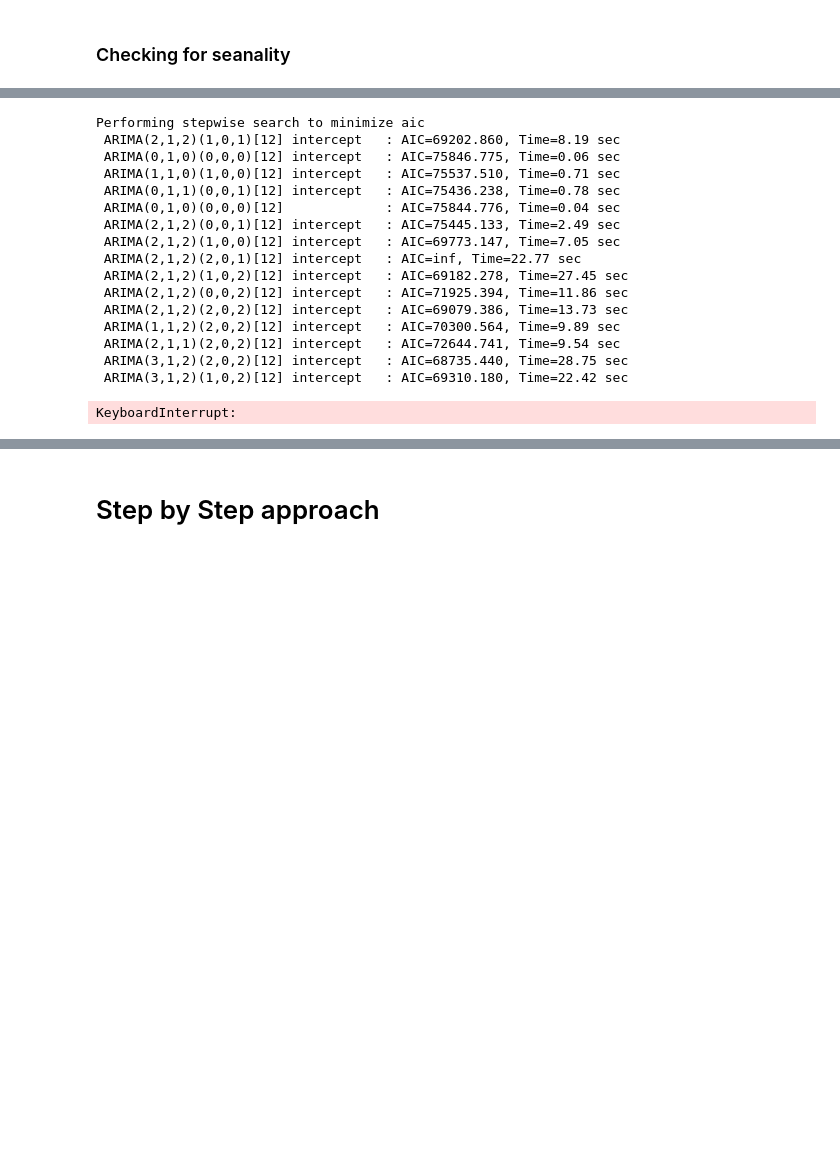
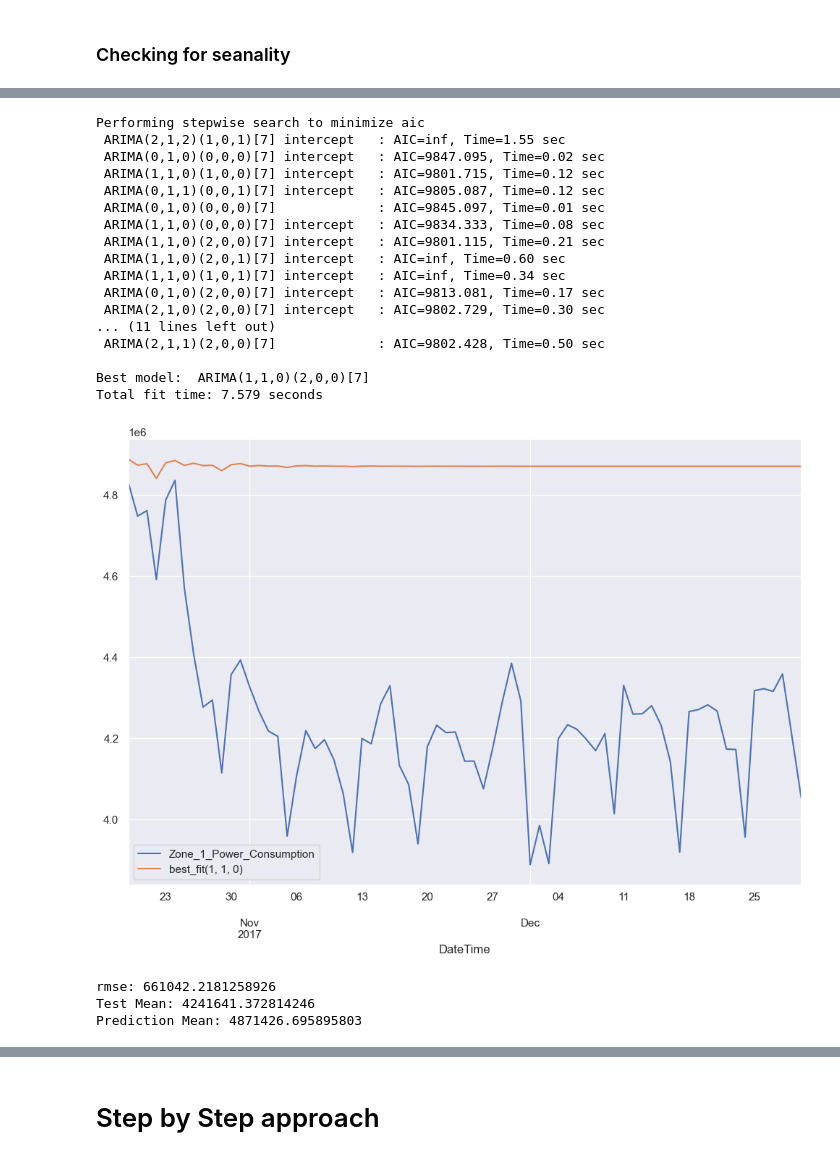
Before and after one commit to Mahyar-Fazelzadeh/Energy-Consumption-Prediction-using-Arima-and-RNN-models, a Jupyter notebook: power_consumption_of_Tetouan_city.ipynb, the cells around one changed output, grey strips where cells are left out. Saved outputs shown, nothing was run; the diff lists cells and outputs as text; code cells hidden in the pictures; blank space fills up the shorter version.

```diff
--- a/power_consumption_of_Tetouan_city.ipynb
+++ b/power_consumption_of_Tetouan_city.ipynb
@@ -196,22 +213,26 @@ def time_series_analysis( data, column, test_size, seasonal_status=False, season
     df_[column].plot(legend=True,figsize=(12,6))
     forecast.plot(legend=True);
 # %%
-time_series_analysis( data_zone1, column='Zone_1_Power_Consumption', test_size=0.2, seasonal_status=True, seasonal_period=12 )
+time_series_analysis( data_zone1, column='Zone_1_Power_Consumption', test_size=0.2, seasonal_status=True, seasonal_period=7 )
 # %% [output]
 Performing stepwise search to minimize aic
- ARIMA(2,1,2)(1,0,1)[12] intercept   : AIC=69202.860, Time=8.19 sec
- ARIMA(0,1,0)(0,0,0)[12] intercept   : AIC=75846.775, Time=0.06 sec
- ARIMA(1,1,0)(1,0,0)[12] intercept   : AIC=75537.510, Time=0.71 sec
- ARIMA(0,1,1)(0,0,1)[12] intercept   : AIC=75436.238, Time=0.78 sec
- ARIMA(0,1,0)(0,0,0)[12]             : AIC=75844.776, Time=0.04 sec
- ARIMA(2,1,2)(0,0,1)[12] intercept   : AIC=75445.133, Time=2.49 sec
- ARIMA(2,1,2)(1,0,0)[12] intercept   : AIC=69773.147, Time=7.05 sec
- ARIMA(2,1,2)(2,0,1)[12] intercept   : AIC=inf, Time=22.77 sec
- ARIMA(2,1,2)(1,0,2)[12] intercept   : AIC=69182.278, Time=27.45 sec
- ARIMA(2,1,2)(0,0,2)[12] intercept   : AIC=71925.394, Time=11.86 sec
- ARIMA(2,1,2)(2,0,2)[12] intercept   : AIC=69079.386, Time=13.73 sec
- ARIMA(1,1,2)(2,0,2)[12] intercept   : AIC=70300.564, Time=9.89 sec
- ARIMA(2,1,1)(2,0,2)[12] intercept   : AIC=72644.741, Time=9.54 sec
- ARIMA(3,1,2)(2,0,2)[12] intercept   : AIC=68735.440, Time=28.75 sec
- ARIMA(3,1,2)(1,0,2)[12] intercept   : AIC=69310.180, Time=22.42 sec
+ ARIMA(2,1,2)(1,0,1)[7] intercept   : AIC=inf, Time=1.55 sec
+ ARIMA(0,1,0)(0,0,0)[7] intercept   : AIC=9847.095, Time=0.02 sec
+ ARIMA(1,1,0)(1,0,0)[7] intercept   : AIC=9801.715, Time=0.12 sec
+ ARIMA(0,1,1)(0,0,1)[7] intercept   : AIC=9805.087, Time=0.12 sec
+ ARIMA(0,1,0)(0,0,0)[7]             : AIC=9845.097, Time=0.01 sec
+ ARIMA(1,1,0)(0,0,0)[7] intercept   : AIC=9834.333, Time=0.08 sec
+ ARIMA(1,1,0)(2,0,0)[7] intercept   : AIC=9801.115, Time=0.21 sec
+ ARIMA(1,1,0)(2,0,1)[7] intercept   : AIC=inf, Time=0.60 sec
+ ARIMA(1,1,0)(1,0,1)[7] intercept   : AIC=inf, Time=0.34 sec
+ ARIMA(0,1,0)(2,0,0)[7] intercept   : AIC=9813.081, Time=0.17 sec
+ ARIMA(2,1,0)(2,0,0)[7] intercept   : AIC=9802.729, Time=0.30 sec
+... (11 lines left out)
+ ARIMA(2,1,1)(2,0,0)[7]             : AIC=9802.428, Time=0.50 sec
+
+Best model:  ARIMA(1,1,0)(2,0,0)[7]
+Total fit time: 7.579 seconds
+[figure, added]
-KeyboardInterrupt:
+rmse: 661042.2181258926
+Test Mean: 4241641.372814246
+Prediction Mean: 4871426.695895803
```
Also changed, not shown: parts of 22 cells of this notebook.
